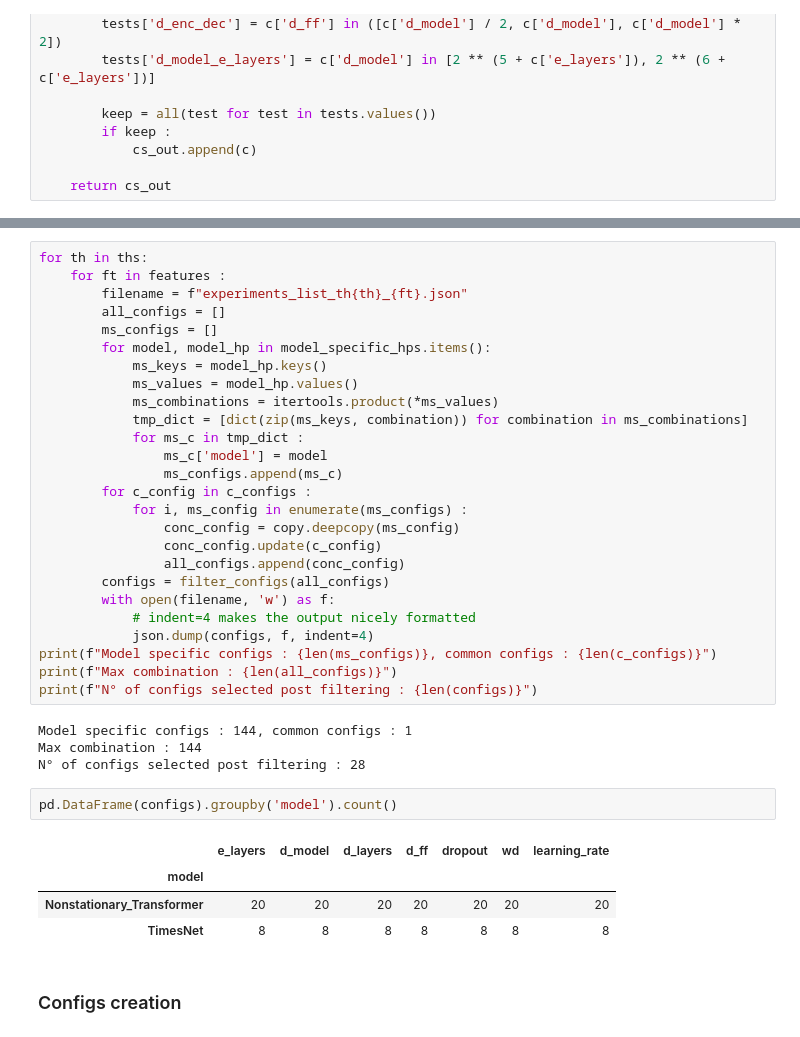
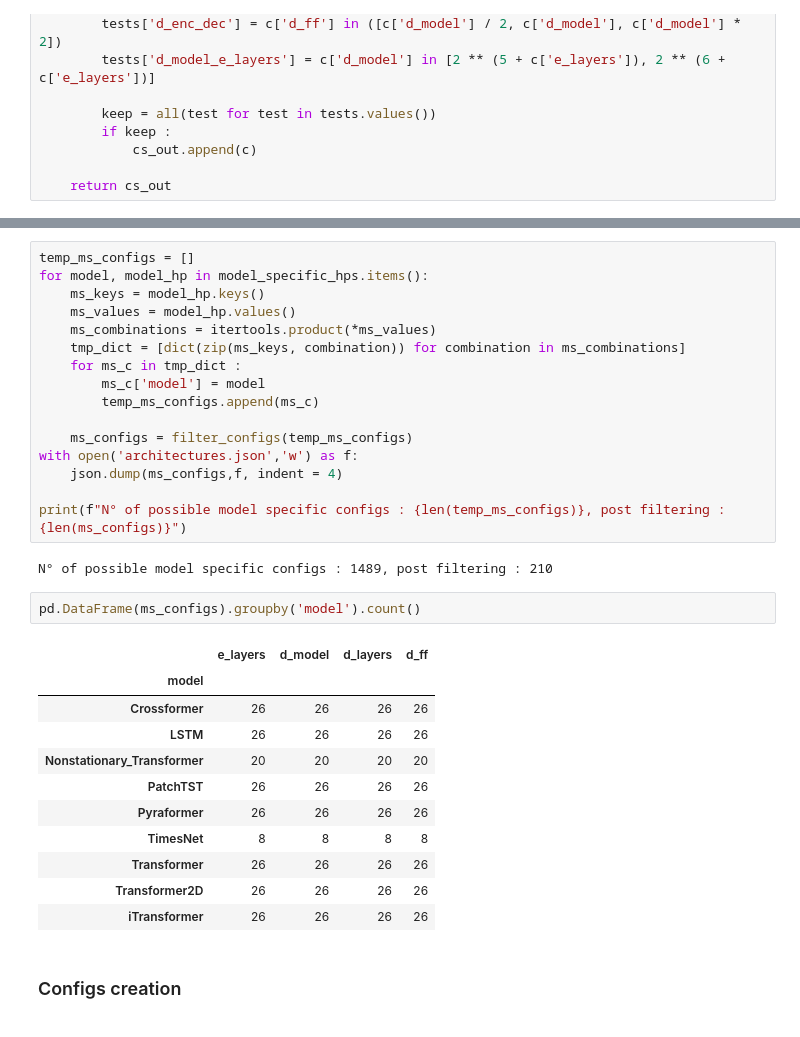
Before and after one commit to arnaud-odet/Time-Series-Library, a Jupyter notebook: job_creator.ipynb, the cells around one changed output, grey strips where cells are left out. Cells and saved outputs as stored; diff of their text form.

```diff
--- a/job_creator.ipynb
+++ b/job_creator.ipynb
@@ -65,39 +51,34 @@ def filter_configs(cs_in):
 # %%
-for th in ths:
-    for ft in features :
-        filename = f"experiments_list_th{th}_{ft}.json"
-        all_configs = []
-        ms_configs = []
-        for model, model_hp in model_specific_hps.items():
-            ms_keys = model_hp.keys()
-            ms_values = model_hp.values()
-            ms_combinations = itertools.product(*ms_values)
-            tmp_dict = [dict(zip(ms_keys, combination)) for combination in ms_combinations]
-            for ms_c in tmp_dict :
-                ms_c['model'] = model
-                ms_configs.append(ms_c)
-        for c_config in c_configs :
-            for i, ms_config in enumerate(ms_configs) :
-                conc_config = copy.deepcopy(ms_config)
-                conc_config.update(c_config)
-                all_configs.append(conc_config)
-        configs = filter_configs(all_configs)
-        with open(filename, 'w') as f:
-            # indent=4 makes the output nicely formatted
-            json.dump(configs, f, indent=4)
-print(f"Model specific configs : {len(ms_configs)}, common configs : {len(c_configs)}")
-print(f"Max combination : {len(all_configs)}")
-print(f"N° of configs selected post filtering : {len(configs)}")
+temp_ms_configs = []
+for model, model_hp in model_specific_hps.items():
+    ms_keys = model_hp.keys()
+    ms_values = model_hp.values()
+    ms_combinations = itertools.product(*ms_values)
+    tmp_dict = [dict(zip(ms_keys, combination)) for combination in ms_combinations]
+    for ms_c in tmp_dict :
+        ms_c['model'] = model
+        temp_ms_configs.append(ms_c)
+
+    ms_configs = filter_configs(temp_ms_configs)
+with open('architectures.json','w') as f:
+    json.dump(ms_configs,f, indent = 4)
+
+print(f"N° of possible model specific configs : {len(temp_ms_configs)}, post filtering : {len(ms_configs)}")
 # %% [output]
-Model specific configs : 144, common configs : 1
-Max combination : 144
-N° of configs selected post filtering : 28
+N° of possible model specific configs : 1489, post filtering : 210
 # %%
-pd.DataFrame(configs).groupby('model').count()
+pd.DataFrame(ms_configs).groupby('model').count()
 # %% [output]
-|  | e_layers | d_model | d_layers | d_ff | dropout | wd | learning_rate |
-| model |  |  |  |  |  |  |  |
-| Nonstationary_Transformer | 20 | 20 | 20 | 20 | 20 | 20 | 20 |
-| TimesNet | 8 | 8 | 8 | 8 | 8 | 8 | 8 |
+|  | e_layers | d_model | d_layers | d_ff |
+| model |  |  |  |  |
+| Crossformer | 26 | 26 | 26 | 26 |
+| LSTM | 26 | 26 | 26 | 26 |
+| Nonstationary_Transformer | 20 | 20 | 20 | 20 |
+| PatchTST | 26 | 26 | 26 | 26 |
+| Pyraformer | 26 | 26 | 26 | 26 |
+| TimesNet | 8 | 8 | 8 | 8 |
+| Transformer | 26 | 26 | 26 | 26 |
+| Transformer2D | 26 | 26 | 26 | 26 |
+| iTransformer | 26 | 26 | 26 | 26 |
 # %% [markdown]
 ### Configs creation
```
Also changed, not shown: parts of 10 cells of this notebook, 18 other files.
